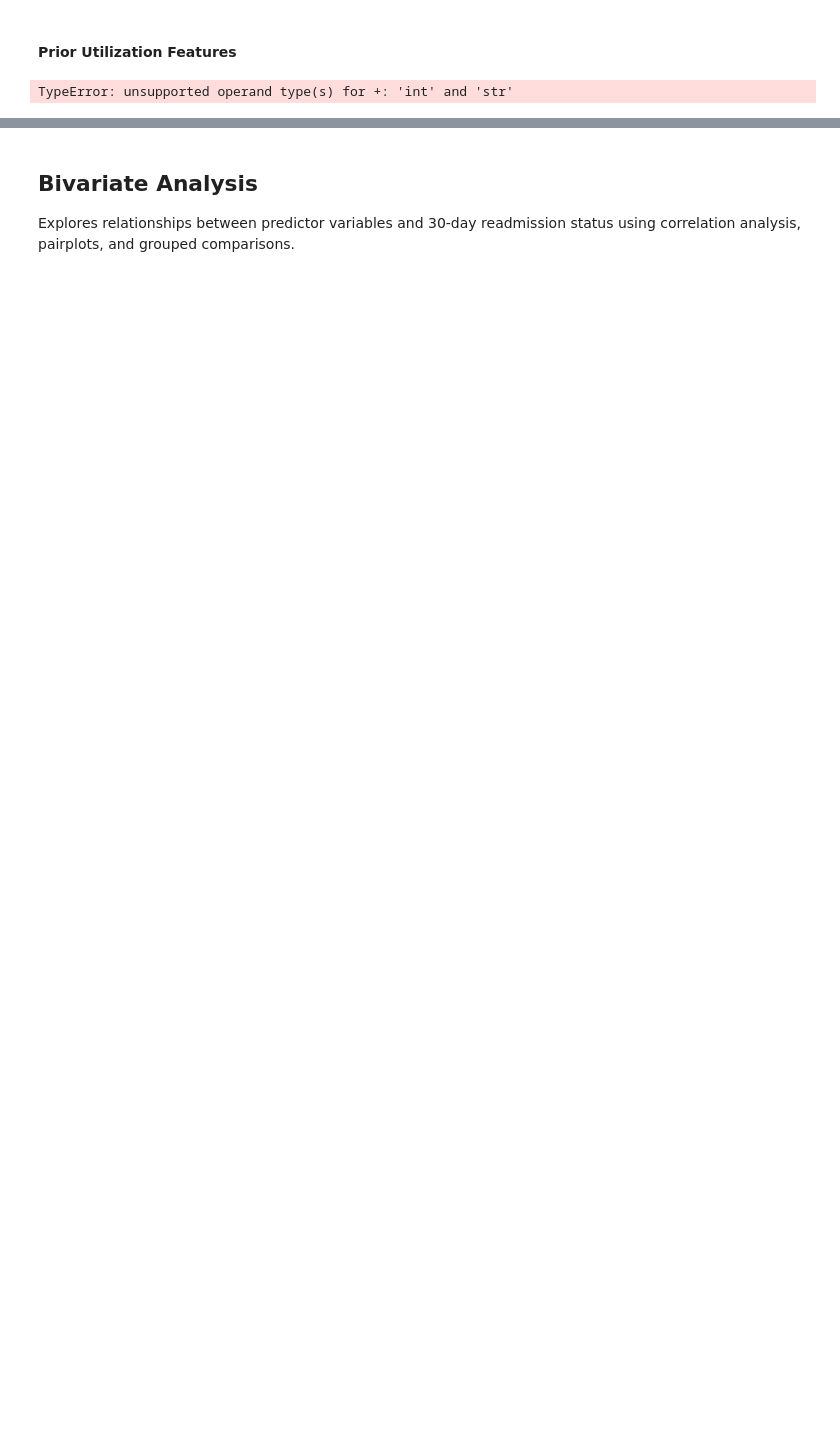
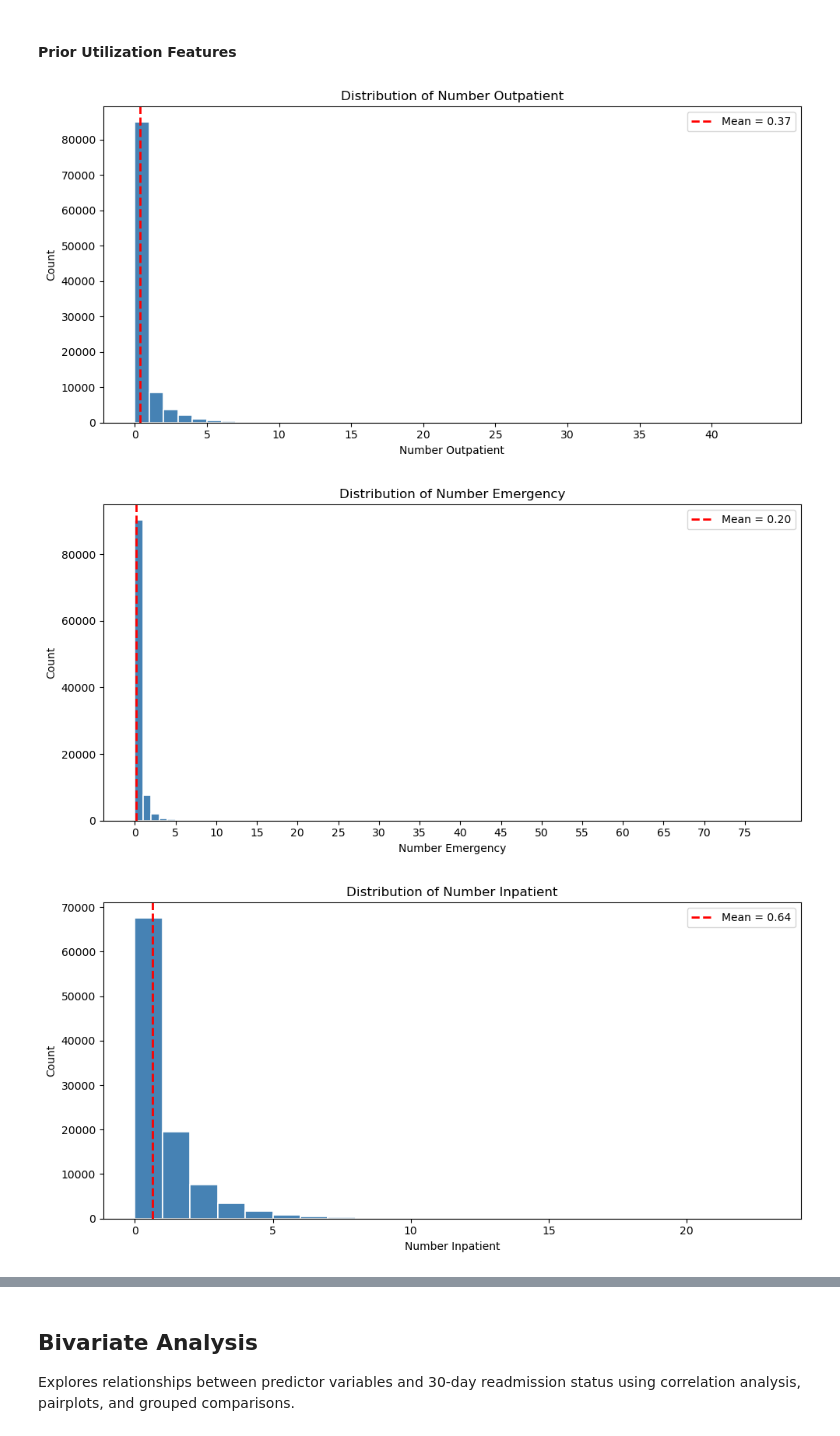
Before and after one commit to RayofData/30-Day-Hospital-Readmission-Analysis, a Jupyter notebook: EDA.ipynb, the cells around one changed output, grey strips where cells are left out. Drawn from its saved outputs; the diff is of its cells as text; code cells hidden in the pictures; blank space fills up the shorter version.

```diff
--- a/EDA.ipynb
+++ b/EDA.ipynb
@@ -690,32 +743,39 @@ plt.show()
 # %% [markdown]
 #### Prior Utilization Features
 # %%
-mean_out = clean_df["number_outpatient"].mean()
+visit_cols = ["number_outpatient", "number_emergency", "number_inpatient"]
 
-plt.figure(figsize=(8, 5))
+for i, col in enumerate(visit_cols):
+    mean_out = clean_df[col].mean()
 
-plt.hist(
-    clean_df["number_outpatient"],
-    bins= range(0, clean_df["number_outpatient"].max() + 2),
-    color="steelblue",
-    edgecolor="white",
-    linewidth=1.2
-)
+    plt.figure(figsize=(10, 5))
 
-plt.axvline(
-    mean_out,
-    color="red",
-    linestyle="--",
-    linewidth=2,
-    label=f"Mean = {mean_out:.2f}"
-)
+    plt.hist(
+        clean_df[col],
+        bins=range(0, int(clean_df[col].max()) + 3),
+        color="steelblue",
+        edgecolor="white",
+        linewidth=1.2
+    )
 
-plt.xlabel("Number of Outpatient Visits")
-plt.ylabel("Count")
-plt.title("Distribution of Outpatient Visits")
-plt.xticks(range(0, clean_df["number_outpatient"].max() + 1, 5))
-plt.legend()
-plt.tight_layout()
-plt.show()
+    clean_name = col.replace("_", " ").title()
+
+    plt.axvline(
+        mean_out,
+        color="red",
+        linestyle="--",
+        linewidth=2,
+        label=f"Mean = {mean_out:.2f}"
+    )
+
+    plt.xlabel(clean_name)
+    plt.ylabel("Count")
+    plt.title(f"Distribution of {clean_name}")
+    plt.xticks(range(0, int(clean_df[col].max()) + 1, 5))
+    plt.legend()
+    plt.tight_layout()
+    plt.show()
 # %% [output]
-TypeError: unsupported operand type(s) for +: 'int' and 'str'
+[figure, added]
+[figure, added]
+[figure, added]
```
Also changed, not shown: parts of 15 cells of this notebook.
